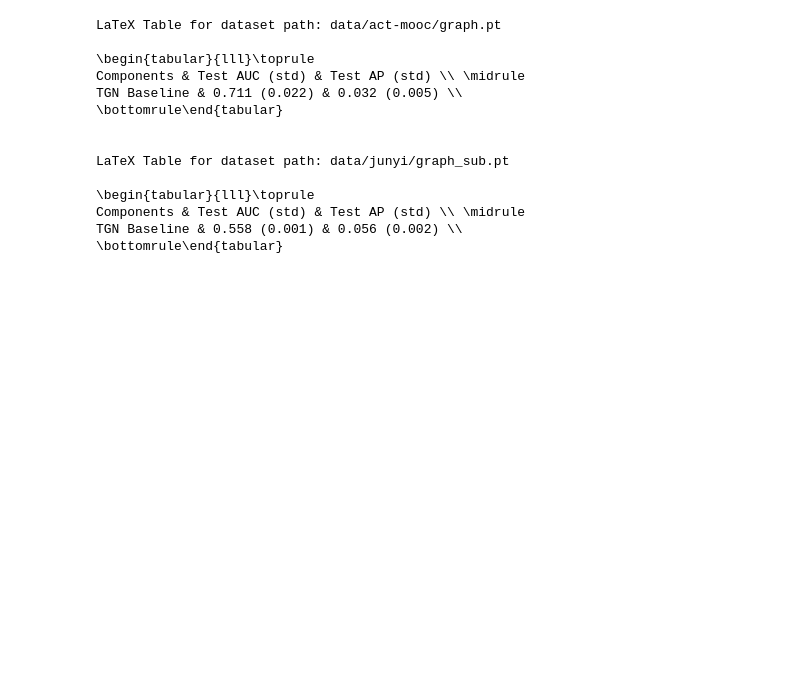
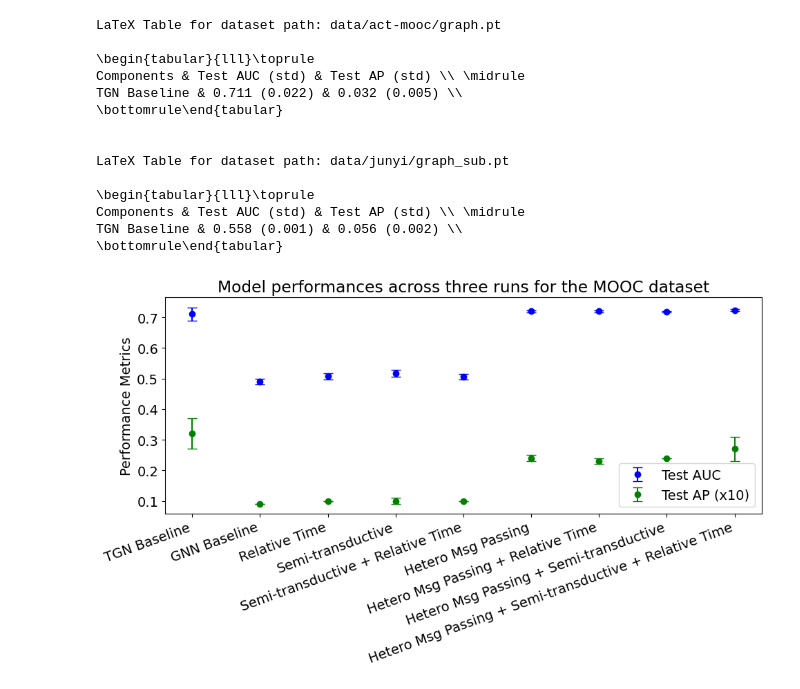
Before and after one commit to dominikglandorf/mooc-dropout-gnn, a Jupyter notebook: process_results.ipynb, the cells around one changed output. Saved outputs shown, nothing was run; the diff lists cells and outputs as text; code cells hidden in the pictures; blank space fills up the shorter version.

```diff
--- a/process_results.ipynb
+++ b/process_results.ipynb
@@ -101,3 +103,47 @@ LaTeX Table for dataset path: data/junyi/graph_sub.pt
 Components & Test AUC (std) & Test AP (std) \\ \midrule
 TGN Baseline & 0.558 (0.001) & 0.056 (0.002) \\
 \bottomrule\end{tabular}
+# %%
+import matplotlib as mpl
+
+# Increasing the font size for all text elements in the plot
+mpl.rcParams.update({'font.size': 14})
+
+components = [
+    "TGN Baseline", "GNN Baseline", "Relative Time",
+    "Semi-transductive", "Semi-transductive + Relative Time",
+    "Hetero Msg Passing", "Hetero Msg Passing + Relative Time",
+    "Hetero Msg Passing + Semi-transductive",
+    "Hetero Msg Passing + Semi-transductive + Relative Time"
+]
+test_auc_means = [0.711, 0.491, 0.508, 0.517, 0.506, 0.720, 0.720, 0.719, 0.724]
+test_auc_stds = [0.022, 0.009, 0.010, 0.012, 0.009, 0.003, 0.003, 0.002, 0.004]
+test_ap_means = [0.032, 0.009, 0.010, 0.010, 0.010, 0.024, 0.023, 0.024, 0.027]
+test_ap_stds = [0.005, 0.000, 0.000, 0.001, 0.000, 0.001, 0.001, 0.000, 0.004]
+# Multiplying the Test AP means and stds by 10
+test_ap_means_adjusted = [x * 10 for x in test_ap_means]
+test_ap_stds_adjusted = [x * 10 for x in test_ap_stds]
+
+# Re-plotting the data with adjusted Test AP
+y_pos = np.arange(len(components))
+fig, ax = plt.subplots(figsize=(10, 6))
+
+# Test AUC plot
+ax.errorbar(y_pos, test_auc_means, yerr=test_auc_stds, fmt='o', label='Test AUC', color='blue', capsize=5, linestyle='')
+
+# Adjusted Test AP plot
+ax.errorbar(y_pos, test_ap_means_adjusted, yerr=test_ap_stds_adjusted, fmt='o', label='Test AP (x10)', color='green', capsize=5, linestyle='')
+
+# Labels and Title
+ax.set_xticks(y_pos)
+ax.set_xticklabels(components, rotation=20, ha='right')
+ax.set_ylabel('Performance Metrics')
+ax.set_title('Model performances across three runs for the MOOC dataset')
+ax.legend()
+
+# Show plot
+plt.tight_layout()
+plt.savefig("figures/mooc_results.pdf", format='pdf', bbox_inches='tight', pad_inches=0)
+plt.show()
+# %% [output]
+[figure, added]
```
Also changed, not shown: parts of 3 cells of this notebook, 11 other files.
